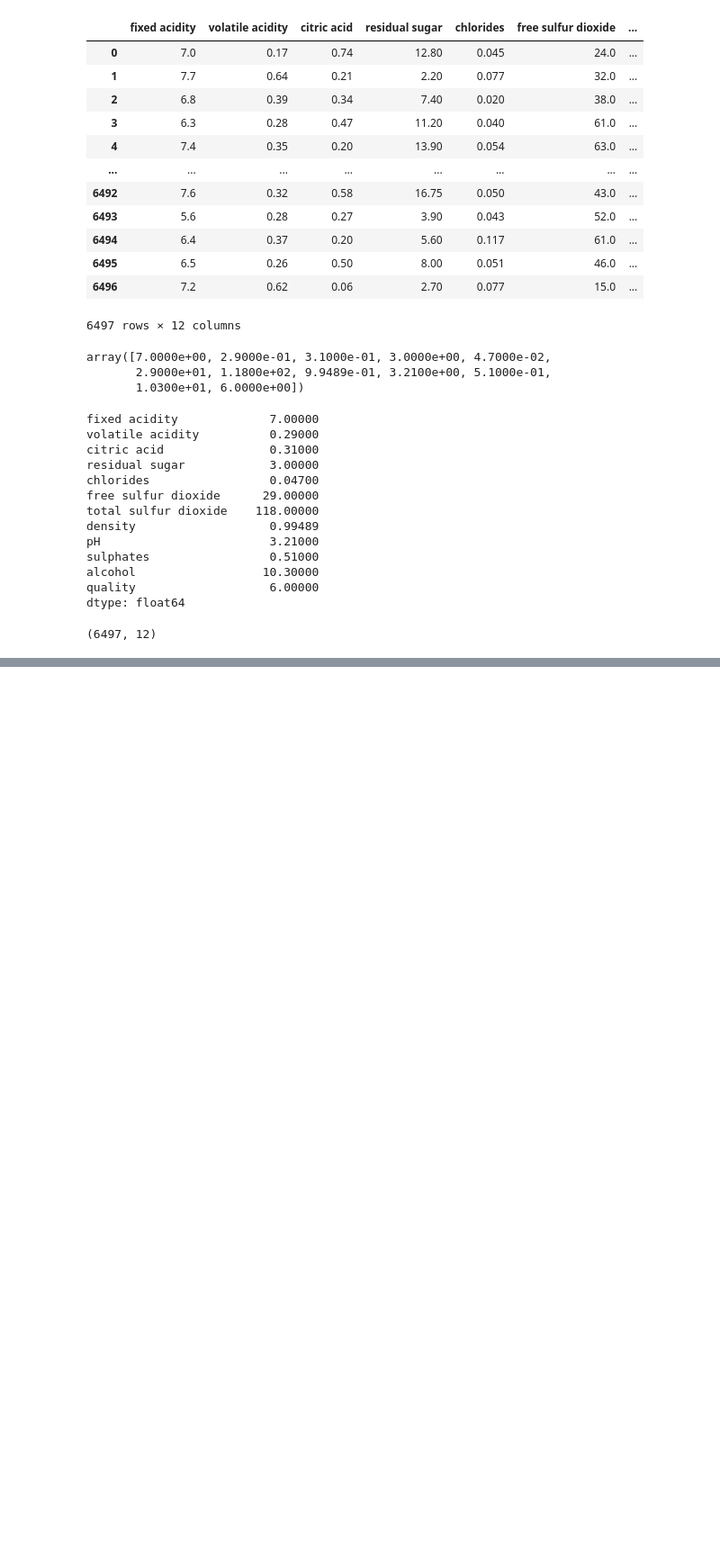
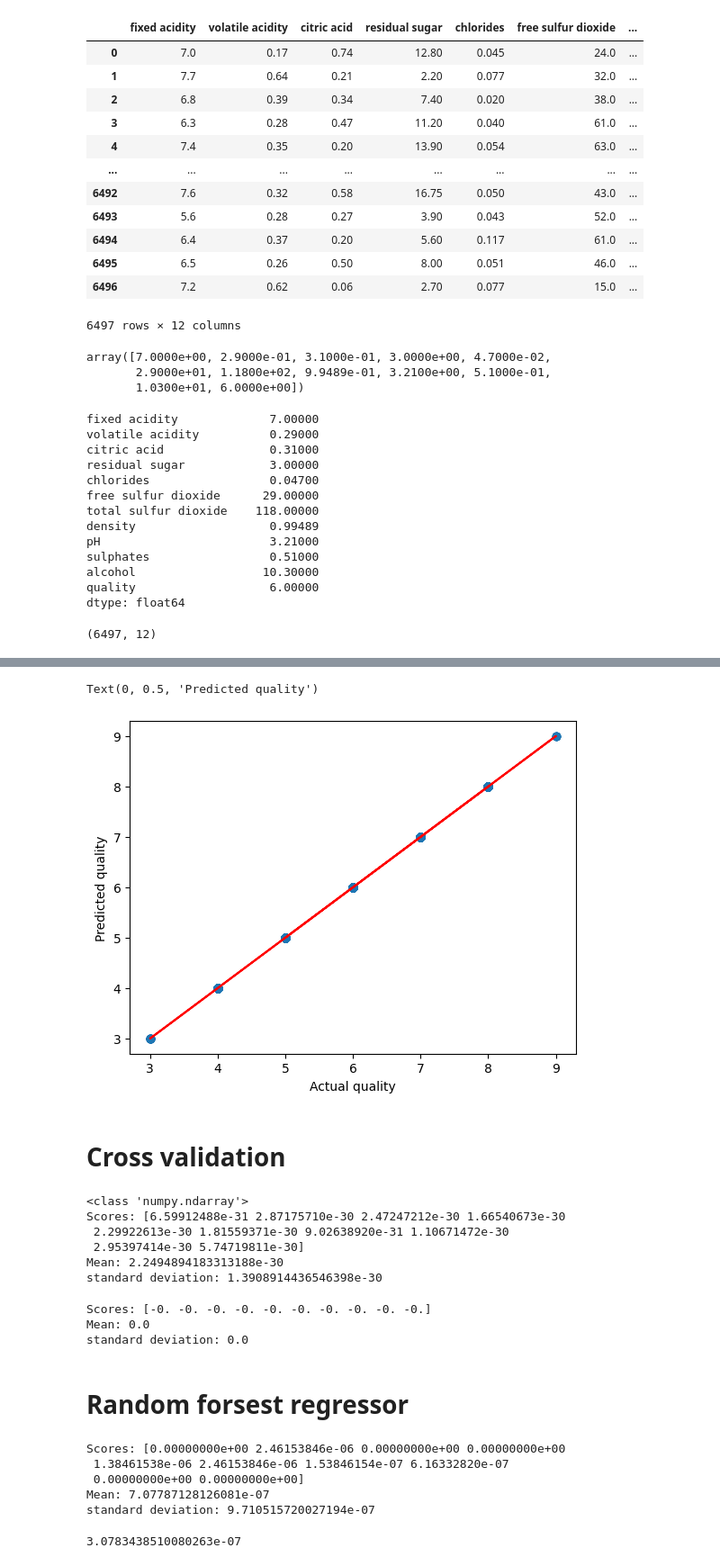
Before and after one commit to aniketkalra11/basic_kaggle_practice, a Jupyter notebook: practice_1.ipynb, the cells around one changed output, grey strips where cells are left out. Shown at 90% size. Drawn from its saved outputs; the diff is of its cells as text; code cells hidden in the pictures; blank space fills up the shorter version.

```diff
--- a/practice_1.ipynb
+++ b/practice_1.ipynb
@@ -490,0 +637,10 @@ tr_features.shape
+# %%
+plt.scatter(wine_labels_test, quality_test_prediction)
+plt.plot(wine_labels_test, wine_labels_test, 'r-')
+plt.xlabel('Actual quality')
+plt.ylabel('Predicted quality')
+# %% [output]
+Text(0, 0.5, 'Predicted quality')
+[figure, added]
+# %% [markdown]
+# Cross validation
@@ -490,0 +653,43 @@ tr_features.shape
+# %%
+scores = cross_val_score(lin_reg, wine_features_tr, wine_labels, scoring="neg_mean_squared_error", cv=10)
+lin_reg_mse_scores = -scores
+print(type(lin_reg_mse_scores))
+display_scores(lin_reg_mse_scores)
+# %% [output]
+<class 'numpy.ndarray'>
+Scores: [6.59912488e-31 2.87175710e-30 2.47247212e-30 1.66540673e-30
+ 2.29922613e-30 1.81559371e-30 9.02638920e-31 1.10671472e-30
+ 2.95397414e-30 5.74719811e-30]
+Mean: 2.2494894183313188e-30
+standard deviation: 1.3908914436546398e-30
+# %%
+scores = cross_val_score(tree_reg, wine_features_tr, wine_labels,
+                          scoring='neg_mean_squared_error', cv= 10)
+display_scores(scores)
+# %% [output]
+Scores: [-0. -0. -0. -0. -0. -0. -0. -0. -0. -0.]
+Mean: 0.0
+standard deviation: 0.0
+# %% [markdown]
+# Random forsest regressor
+# %%
+from sklearn.ensemble import RandomForestRegressor
+
+forest_reg = RandomForestRegressor()
+forest_reg.fit(wine_features_tr, wine_labels)
+
+scores = cross_val_score(forest_reg, wine_features_tr, wine_labels,
+                         scoring='neg_mean_squared_error', cv=10)
+forest_mse_scores = -scores
+display_scores(forest_mse_scores)
+# %% [output]
+Scores: [0.00000000e+00 2.46153846e-06 0.00000000e+00 0.00000000e+00
+ 1.38461538e-06 2.46153846e-06 1.53846154e-07 6.16332820e-07
+ 0.00000000e+00 0.00000000e+00]
+Mean: 7.07787128126081e-07
+standard deviation: 9.710515720027194e-07
+# %%
+quality_test_prediction = forest_reg.predict(wine_features_test_tr)
+mean_squared_error(wine_labels_test, quality_test_prediction)
+# %% [output]
+3.0783438510080263e-07
```
Also changed, not shown: parts of 28 cells of this notebook, 6 other files.
